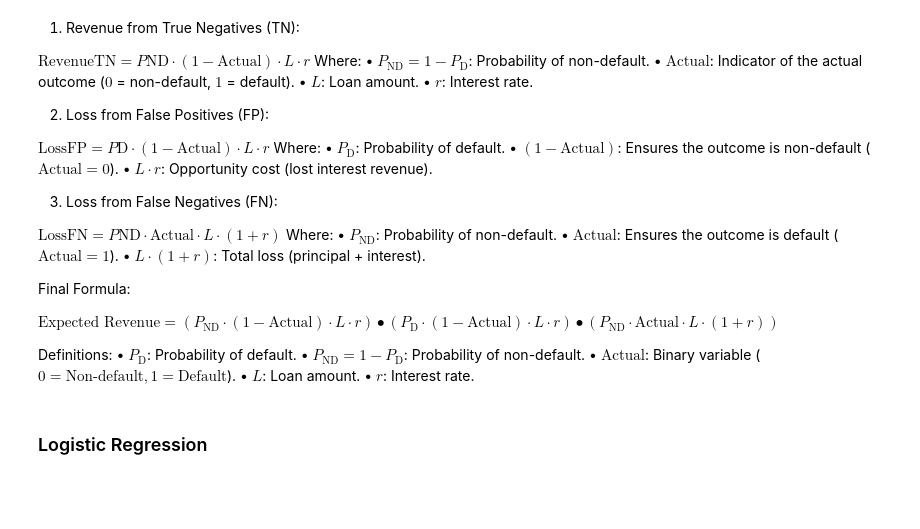
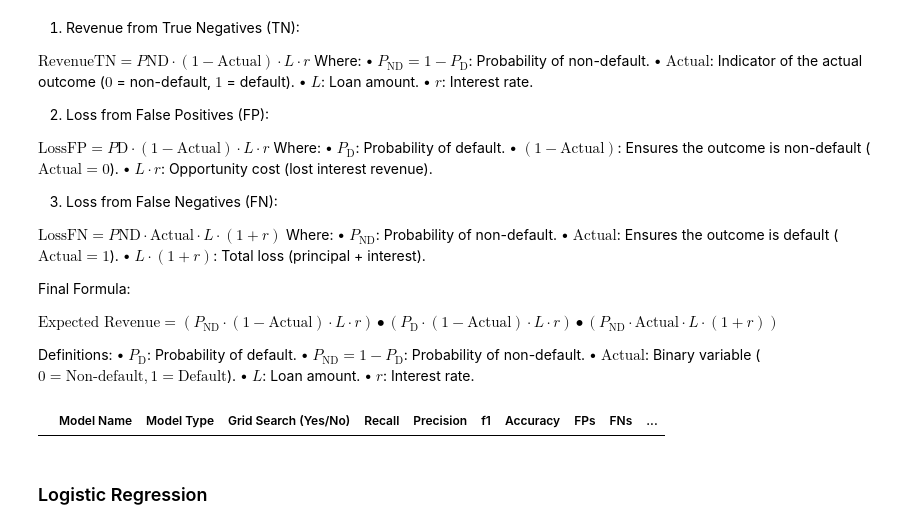
Before and after one commit to vmagar1729/analytiqbit, a Jupyter notebook: notebooks/Capstone_Project_Reference_Notebook_Loan_Default_Prediction_Full_Code.ipynb, the cells around one changed output. Saved outputs shown, nothing was run; the diff lists cells and outputs as text; code cells hidden in the pictures; blank space fills up the shorter version.

```diff
--- a/notebooks/Capstone_Project_Reference_Notebook_Loan_Default_Prediction_Full_Code.ipynb
+++ b/notebooks/Capstone_Project_Reference_Notebook_Loan_Default_Prediction_Full_Code.ipynb
@@ -1514,6 +1514,11 @@ Definitions:
 	•	$\text{Actual}$: Binary variable ($0 = \text{Non-default}, 1 = \text{Default}$).
 	•	$L$: Loan amount.
 	•	$r$: Interest rate.
+# %%
+model_metrics = pd.DataFrame(columns = ['Model Name', 'Model Type', 'Grid Search (Yes/No)', 'Recall', 'Precision', 'f1', 'Accuracy', 'FPs', 'FNs', 'Revenue Prediction', 'Confidence'])
+model_metrics
+# %% [output]
+|  | Model Name | Model Type | Grid Search (Yes/No) | Recall | Precision | f1 | Accuracy | FPs | FNs | ... |
 # %% [markdown]
 ### Logistic Regression
 # %%
```
Also changed, not shown: parts of 14 cells of this notebook, 1 other file.
